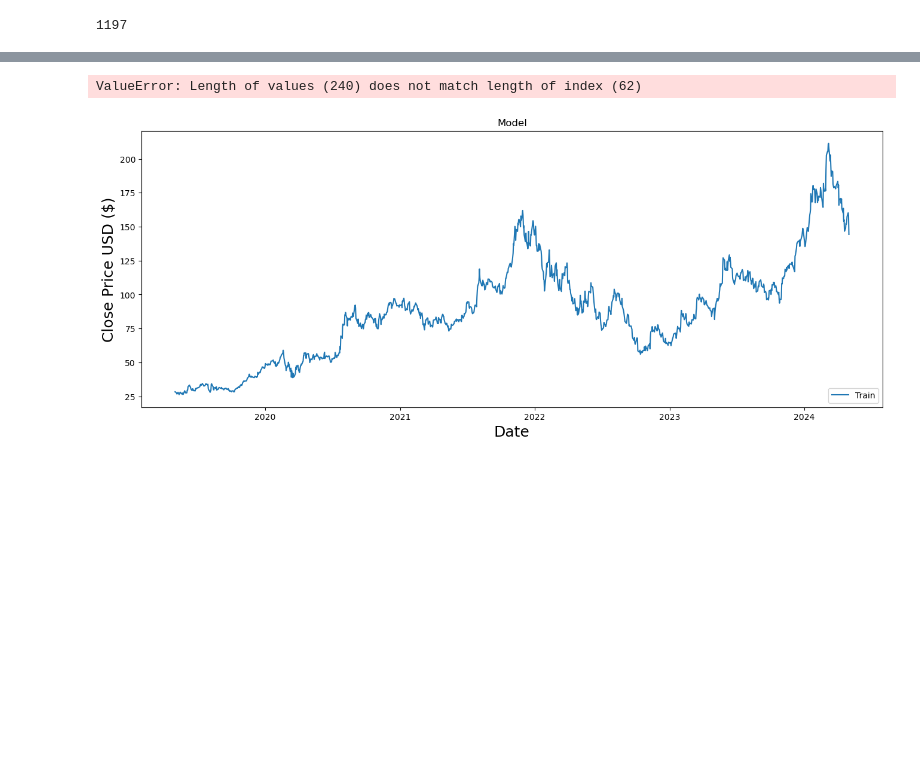
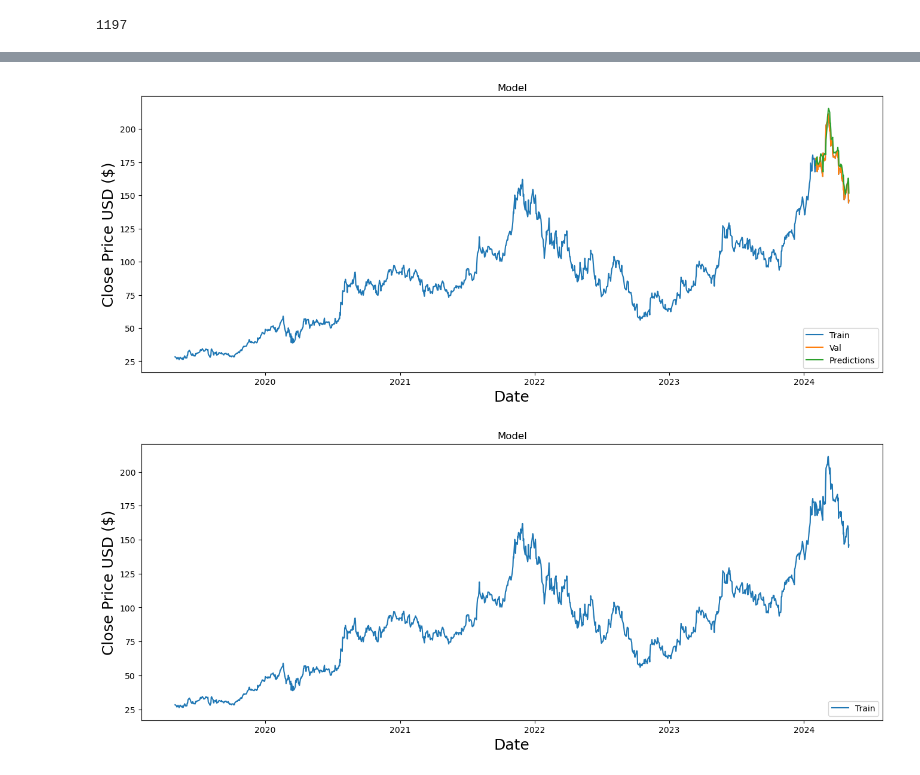
Before and after one commit to Kestrel86/Stock_Analysis, a Jupyter notebook: AMD_analysis.ipynb, the cells around one changed output, grey strips where cells are left out. Cells and saved outputs as stored; diff of their text form; code cells hidden in the pictures; blank space fills up the shorter version.

```diff
--- a/AMD_analysis.ipynb
+++ b/AMD_analysis.ipynb
@@ -286,15 +324,15 @@ valid['Predictions'] = scaled_pred
 # %%
 # Visualize the data
 plt.figure(figsize=(16,6))
 plt.title('Model')
 plt.xlabel('Date', fontsize=18)
 plt.ylabel('Close Price USD ($)', fontsize=18)
-plt.plot(train['Close'])
+plt.plot(df_amd['Close'])
 plt.plot(valid[['Close', 'Predictions']])
 plt.legend(['Train', 'Val', 'Predictions'], loc='lower right')
 plt.show()
 # %% [output]
-ValueError: Length of values (240) does not match length of index (62)
+[figure, added]
 # %%
 plt.figure(figsize=(16,6))
 plt.title('Model')
```
Also changed, not shown: parts of 17 cells of this notebook, 3 other files.
